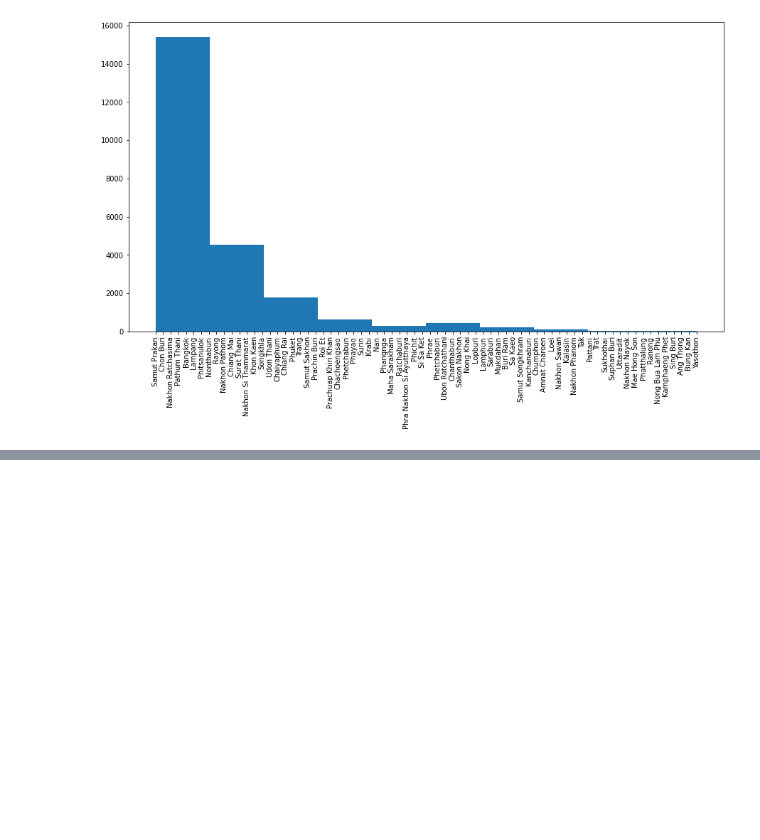
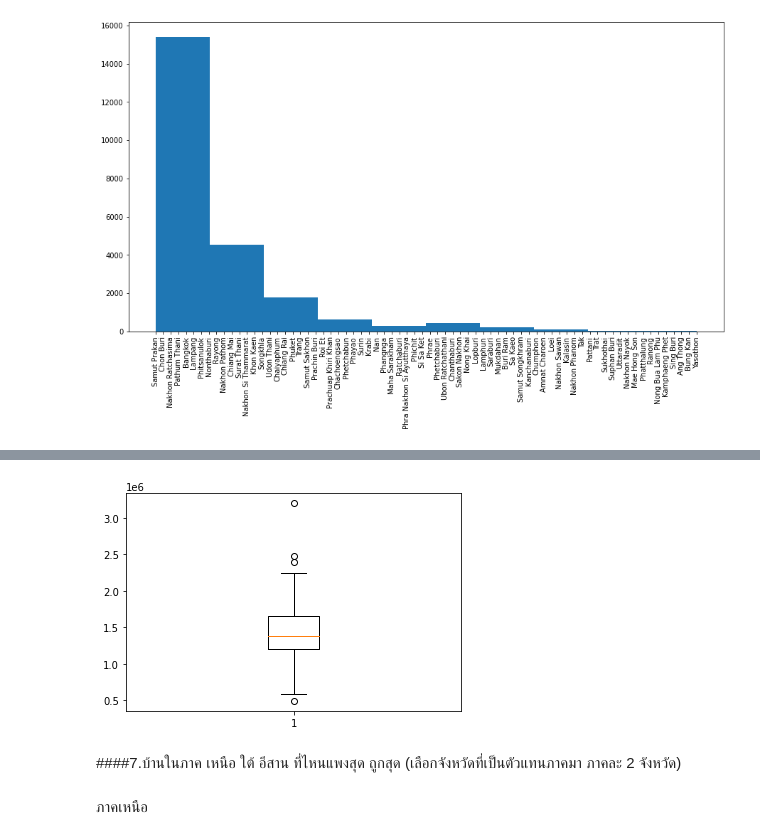
Before and after one commit to rattapornsupama/DPDM65, a Jupyter notebook: Pandas101ipynb.ipynb, the cells around one changed output, grey strips where cells are left out. Drawn from its saved outputs; the diff is of its cells as text; code cells hidden in the pictures; blank space fills up the shorter version.

```diff
--- a/Pandas101ipynb.ipynb
+++ b/Pandas101ipynb.ipynb
@@ -176,0 +632,10 @@ plt.xticks(rotation='vertical');                                         # ห
+# %%
+project_df2kkc=project_df2[(project_df2['province_name_th']=='ขอนแก่น')  & (project_df2['propertytype_name_th']=='คอนโด')]
+# %%
+bp2 = plt.boxplot(project_df2kkc['price_min'].dropna())
+# %% [output]
+[figure, added]
+# %% [markdown]
+####7.บ้านในภาค เหนือ ใต้ อีสาน ที่ไหนแพงสุด ถูกสุด (เลือกจังหวัดที่เป็นตัวแทนภาคมา ภาคละ 2 จังหวัด)
+# %% [markdown]
+ภาคเหนือ
```
Also changed, not shown: parts of 78 cells of this notebook.
